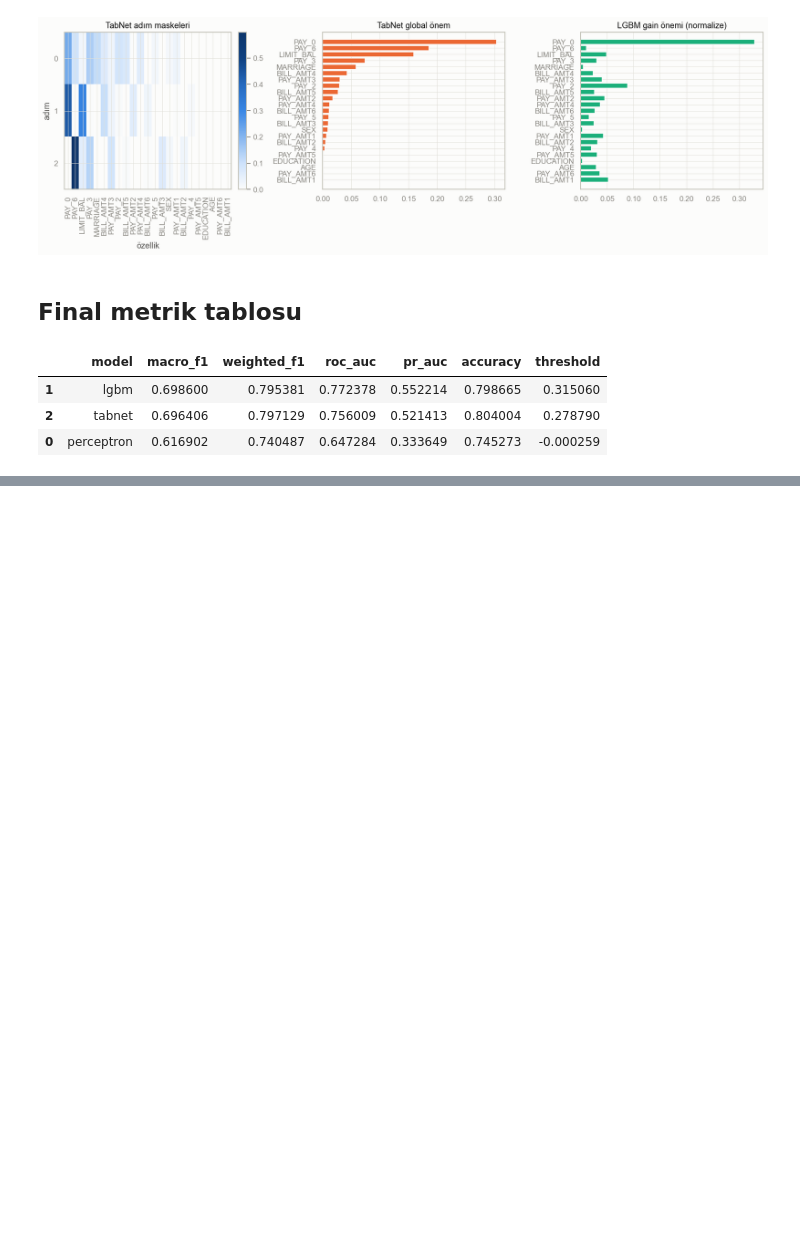
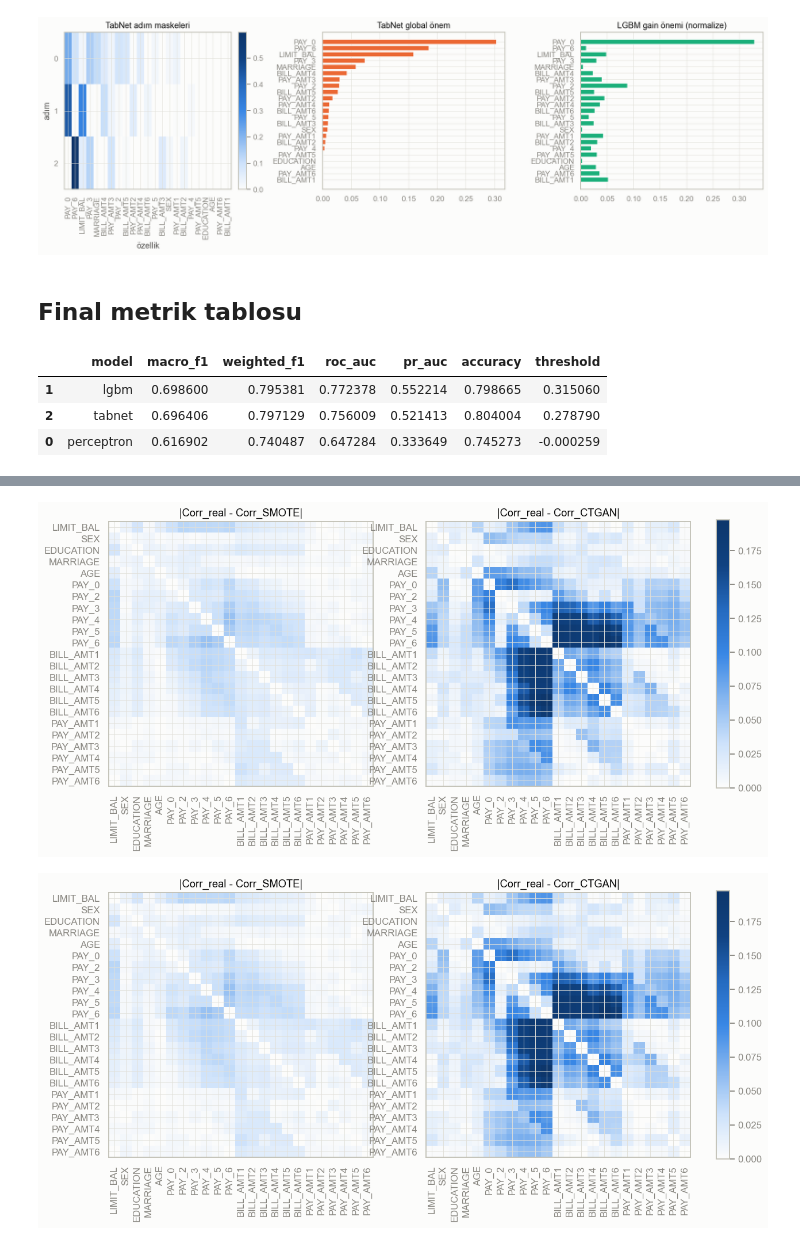
Before and after one commit to KamuranBey00/DataScienceProject, a Jupyter notebook: notebooks/05_evaluation_plots.ipynb, the cells around one changed output, grey strips where cells are left out. Drawn from its saved outputs; the diff is of its cells as text; code cells hidden in the pictures; blank space fills up the shorter version.

```diff
--- a/notebooks/05_evaluation_plots.ipynb
+++ b/notebooks/05_evaluation_plots.ipynb
@@ -128,0 +162,11 @@ final_metrics
+# %%
+corr_real = clean_train[FEATURES].corr()
+corr_smote = smote_train[FEATURES].corr()
+corr_ctgan = ctgan_train[FEATURES].corr()
+
+fig = plot_corr_diff(corr_real, corr_smote, corr_ctgan)
+save_fig(fig, "fig3_corr_diff", subdir="final")
+fig
+# %% [output]
+[figure, added]
+[figure, added]
```
Also changed, not shown: parts of 4 cells of this notebook, 3 other files.
